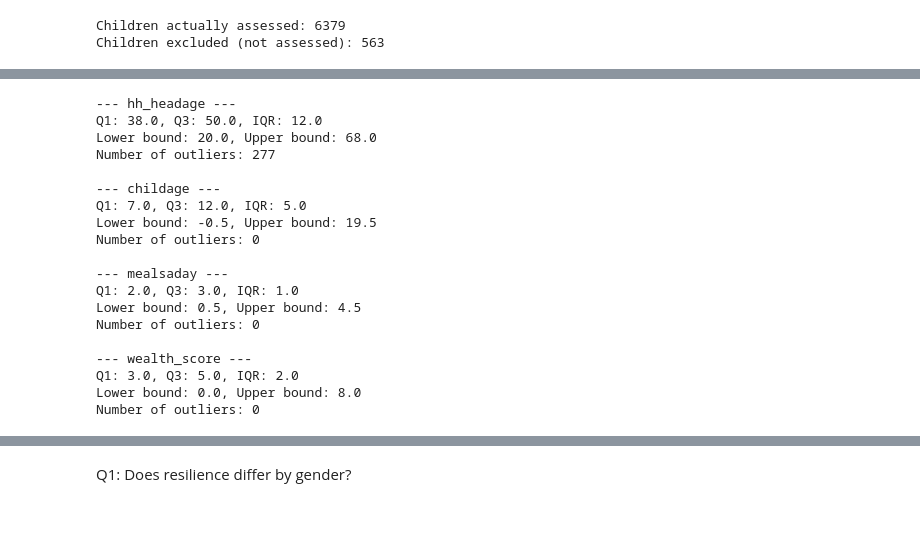
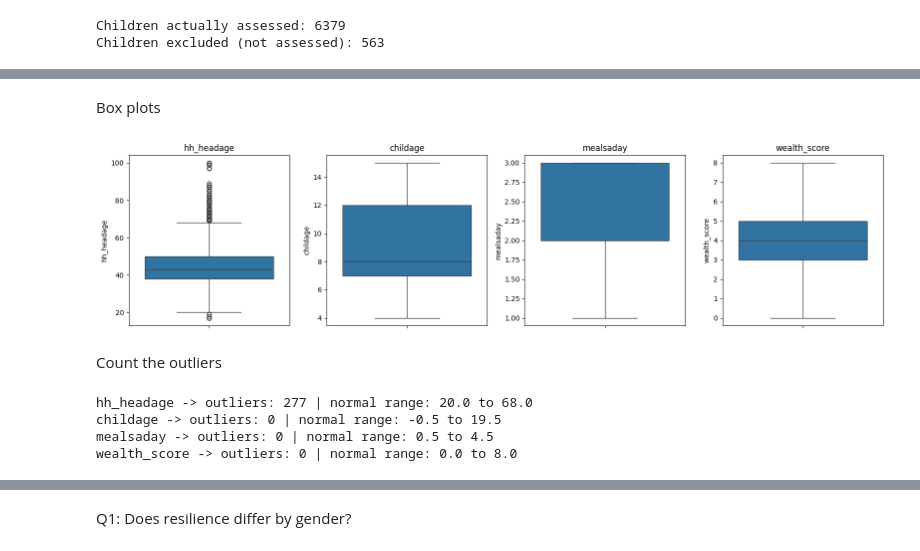
Before and after one commit to adrian-007-cloud/Data-Science-Group-2, a Jupyter notebook: DATA_SCIENCE_PROJECT.ipynb, the cells around one changed output, grey strips where cells are left out. Drawn from its saved outputs; the diff is of its cells as text; code cells hidden in the pictures; blank space fills up the shorter version.

```diff
--- a/DATA_SCIENCE_PROJECT.ipynb
+++ b/DATA_SCIENCE_PROJECT.ipynb
@@ -134,0 +257,13 @@ np.int64(88430)
+# %%
+# Before using text columns in our analysis, we check that each category
+# is written consistently (for example, no mix of "Yes", "YES" and "yes").
+# We print every unique value in the key text columns to confirm this.
+
+text_cols = [
+    'ch_gender', 'hseownership', 'hh_tv', 'hh_computer', 'hh_radio',
+    'hh_phone', 'hh_motorveh', 'hh_bike', 'hh_bicycle',
+    'ptameetings', 'smbcinvolve', 'schtype'
+]
+
+for col in text_cols:
+    print(col, ":", df_ak[col].unique())
@@ -551,10 +620,0 @@ df_assessed[numeric_cols].describe()
-# %%
-# Boxplots let us visually spot extreme values in each numeric column.
-fig, axes = plt.subplots(1, 4, figsize=(18, 5))
-
-for i, col in enumerate(numeric_cols):
-    sns.boxplot(data=df_assessed, y=col, ax=axes[i])
-    axes[i].set_title(f"Distribution of {col}")
-
-plt.tight_layout()
-plt.show()
@@ -563,35 +657,37 @@ plt.show()
+# %% [markdown]
+Box plots
+# %%
+# A boxplot shows the typical range of a column.
+# Dots far above or below the box are unusual values (outliers).
+plt.figure(figsize=(16, 4))
+
+for i, col in enumerate(numeric_cols):
+    plt.subplot(1, 4, i + 1)
+    sns.boxplot(data=df_assessed, y=col)
+    plt.title(col)
+
+plt.tight_layout()
+plt.show()
+# %% [output]
+[figure, added]
+# %% [markdown]
+Count the outliers
 # %%
+# The IQR method flags a value as unusual if it is far outside the middle 50% of the data.
 for col in numeric_cols:
     Q1 = df_assessed[col].quantile(0.25)
     Q3 = df_assessed[col].quantile(0.75)
     IQR = Q3 - Q1
-    lower_bound = Q1 - 1.5 * IQR
-    upper_bound = Q3 + 1.5 * IQR
 
-    outliers = df_assessed[(df_assessed[col] < lower_bound) | (df_assessed[col] > upper_bound)]
+    lower = Q1 - 1.5 * IQR
+    upper = Q3 + 1.5 * IQR
 
-    print(f"--- {col} ---")
-    print(f"Q1: {Q1}, Q3: {Q3}, IQR: {IQR}")
-    print(f"Lower bound: {lower_bound}, Upper bound: {upper_bound}")
-    print(f"Number of outliers: {outliers.shape[0]}")
-    print()
+    # Count the values below the lower limit or above the upper limit.
+    outliers = df_assessed[(df_assessed[col] < lower) | (df_assessed[col] > upper)]
+
+    print(col, "-> outliers:", len(outliers), "| normal range:", lower, "to", upper)
 # %% [output]
---- hh_headage ---
-Q1: 38.0, Q3: 50.0, IQR: 12.0
-Lower bound: 20.0, Upper bound: 68.0
-Number of outliers: 277
-
---- childage ---
-Q1: 7.0, Q3: 12.0, IQR: 5.0
-Lower bound: -0.5, Upper bound: 19.5
-Number of outliers: 0
-
---- mealsaday ---
-Q1: 2.0, Q3: 3.0, IQR: 1.0
-Lower bound: 0.5, Upper bound: 4.5
-Number of outliers: 0
-
---- wealth_score ---
-Q1: 3.0, Q3: 5.0, IQR: 2.0
-Lower bound: 0.0, Upper bound: 8.0
-Number of outliers: 0
+hh_headage -> outliers: 277 | normal range: 20.0 to 68.0
+childage -> outliers: 0 | normal range: -0.5 to 19.5
+mealsaday -> outliers: 0 | normal range: 0.5 to 4.5
+wealth_score -> outliers: 0 | normal range: 0.0 to 8.0
```
Also changed, not shown: parts of 64 cells of this notebook.
